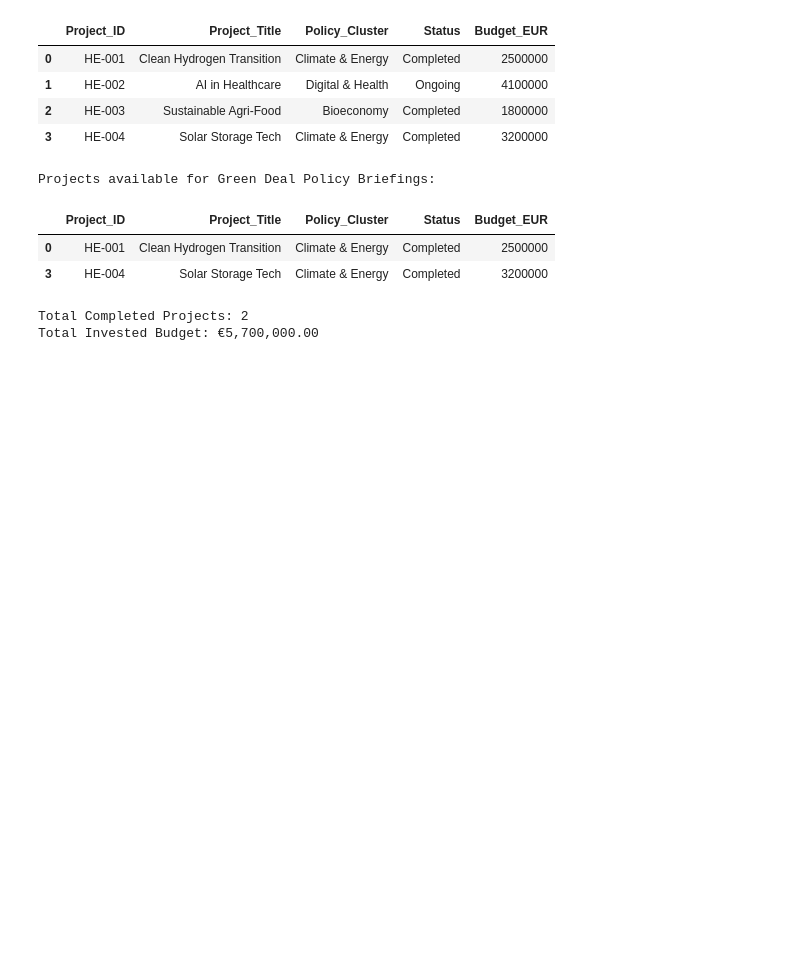
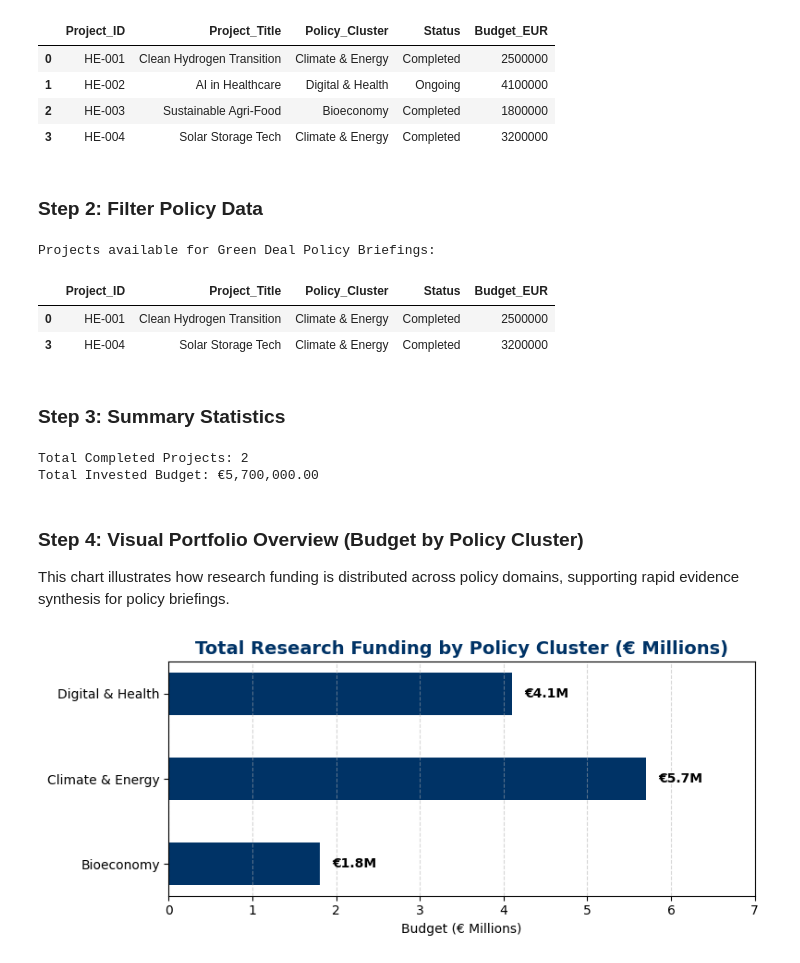
Before and after one commit to victdom/DG-RTD-F2P-Assignment, a Jupyter notebook: F2P_Data_Exploration_Demo.ipynb, the cells around one changed output. Saved outputs shown, nothing was run; the diff lists cells and outputs as text; code cells hidden in the pictures; blank space fills up the shorter version.

```diff
--- a/F2P_Data_Exploration_Demo.ipynb
+++ b/F2P_Data_Exploration_Demo.ipynb
@@ -21,6 +23,8 @@ df
 | 1 | HE-002 | AI in Healthcare | Digital & Health | Ongoing | 4100000 |
 | 2 | HE-003 | Sustainable Agri-Food | Bioeconomy | Completed | 1800000 |
 | 3 | HE-004 | Solar Storage Tech | Climate & Energy | Completed | 3200000 |
+# %% [markdown]
+### **Step 2**: Filter Policy Data
 # %%
 # Filter projects related to 'Climate & Energy' for policy review
 climate_projects = df[(df['Policy_Cluster'] == 'Climate & Energy') & (df['Status'] == 'Completed')]
@@ -31,6 +35,8 @@ Projects available for Green Deal Policy Briefings:
 |  | Project_ID | Project_Title | Policy_Cluster | Status | Budget_EUR |
 | 0 | HE-001 | Clean Hydrogen Transition | Climate & Energy | Completed | 2500000 |
 | 3 | HE-004 | Solar Storage Tech | Climate & Energy | Completed | 3200000 |
+# %% [markdown]
+### **Step 3**: Summary Statistics
 # %%
 # Calculate aggregate statistics for policy briefing notes
 total_budget = climate_projects['Budget_EUR'].sum()
@@ -40,3 +46,31 @@ print(f"Total Invested Budget: €{total_budget:,.2f}")
 # %% [output]
 Total Completed Projects: 2
 Total Invested Budget: €5,700,000.00
+# %% [markdown]
+### **Step 4**: Visual Portfolio Overview (Budget by Policy Cluster)
+This chart illustrates how research funding is distributed across policy domains, supporting rapid evidence synthesis for policy briefings.
+# %%
+import matplotlib.pyplot as plt
+
+# Group total budget by Policy Cluster
+cluster_summary = df.groupby('Policy_Cluster')['Budget_EUR'].sum() / 1_000_000  # Convert to Millions
+
+# Create a clean horizontal bar chart
+plt.figure(figsize=(8, 3.5))
+bars = plt.barh(cluster_summary.index, cluster_summary.values, color='#003366', height=0.5)
+
+# Add titles and labels in plain language
+plt.title('Total Research Funding by Policy Cluster (€ Millions)', fontsize=14, fontweight='bold', color='#003366')
+plt.xlabel('Budget (€ Millions)', fontsize=10)
+plt.xlim(0, 7)
+plt.grid(axis='x', linestyle='--', alpha=0.5)
+
+# Add exact value labels next to each bar
+for bar in bars:
+    width = bar.get_width()
+    plt.text(width + 0.15, bar.get_y() + bar.get_height()/2, f'€{width:.1f}M', va='center', fontsize=10, fontweight='bold')
+
+plt.tight_layout()
+plt.show()
+# %% [output]
+[figure, added]
```
Also changed, not shown: parts of 2 cells of this notebook.
